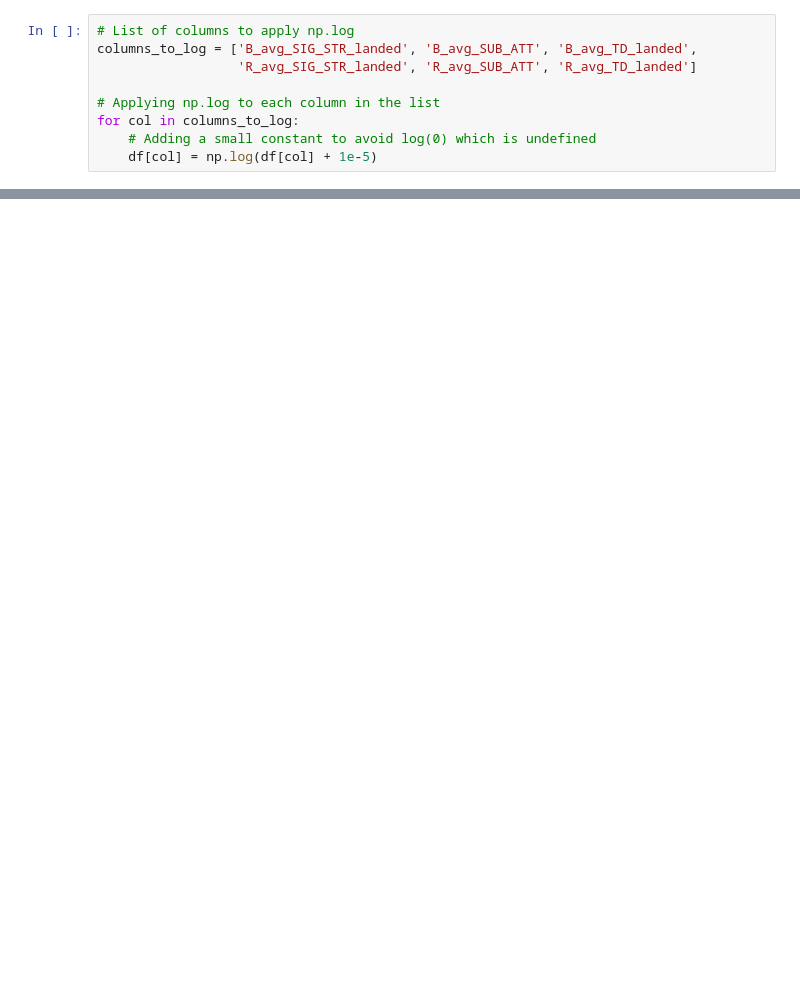
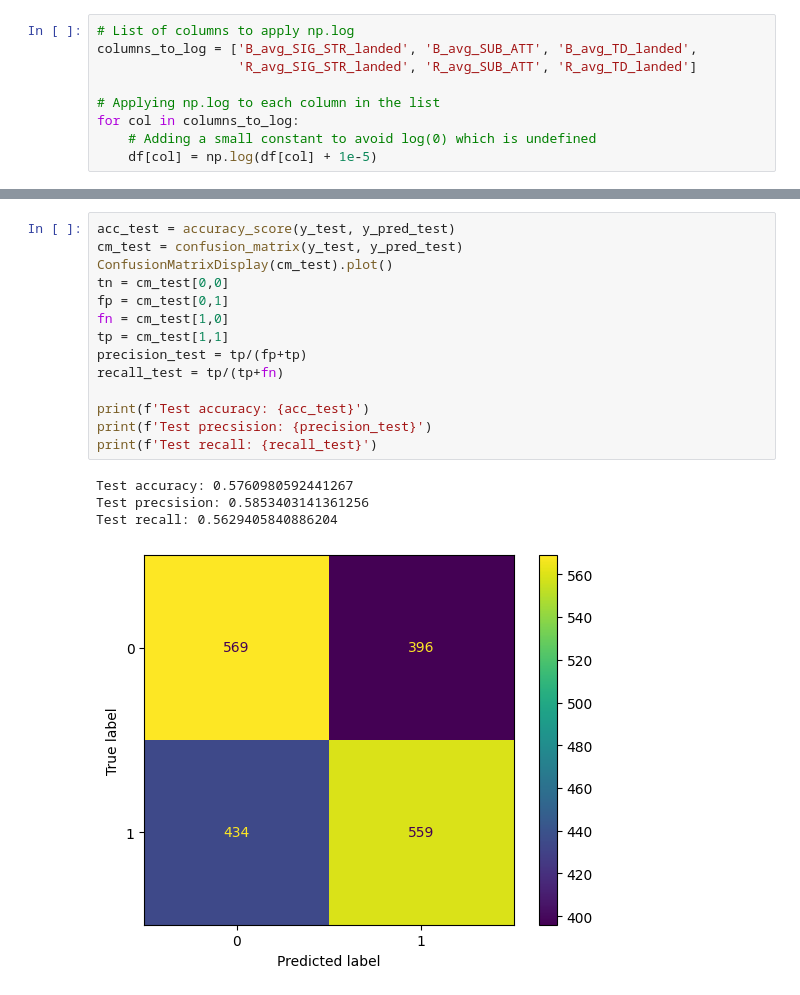
Before and after one commit to FlawlessAfro/ML_fight_prediction, a Jupyter notebook: ML Model Testing/svm_model.ipynb, the cells around one changed output, grey strips where cells are left out. Drawn from its saved outputs; the diff is of its cells as text; blank space fills up the shorter version.

```diff
--- a/ML Model Testing/svm_model.ipynb
+++ b/ML Model Testing/svm_model.ipynb
@@ -104,0 +255,19 @@ svm_pred_percent = svm_pred_proba * 100
+# %%
+acc_test = accuracy_score(y_test, y_pred_test)
+cm_test = confusion_matrix(y_test, y_pred_test)
+ConfusionMatrixDisplay(cm_test).plot()
+tn = cm_test[0,0]
+fp = cm_test[0,1]
+fn = cm_test[1,0]
+tp = cm_test[1,1]
+precision_test = tp/(fp+tp)
+recall_test = tp/(tp+fn)
+
+print(f'Test accuracy: {acc_test}')
+print(f'Test precsision: {precision_test}')
+print(f'Test recall: {recall_test}')
+# %% [output]
+Test accuracy: 0.5760980592441267
+Test precsision: 0.5853403141361256
+Test recall: 0.5629405840886204
+[figure, added]
```
Also changed, not shown: parts of 20 cells of this notebook, 2 other files.
